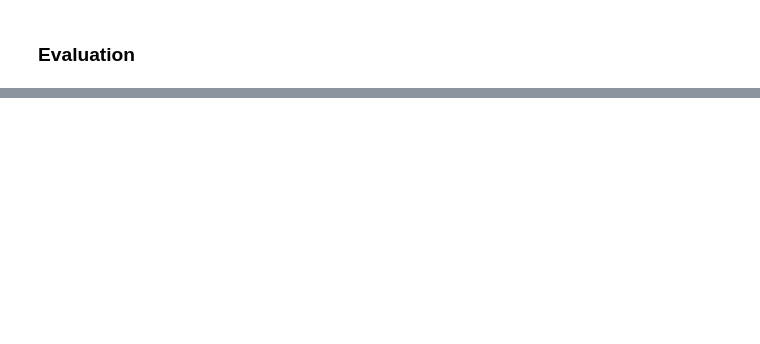
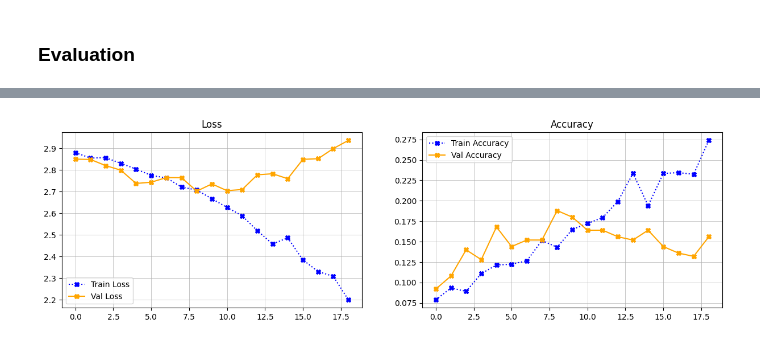
Before and after one commit to mtthibault/catchemall, a Jupyter notebook: notebooks/mo_computervision_models.ipynb, the cells around one changed output, grey strips where cells are left out. Cells and saved outputs as stored; diff of their text form; code cells hidden in the pictures; blank space fills up the shorter version.

```diff
--- a/notebooks/mo_computervision_models.ipynb
+++ b/notebooks/mo_computervision_models.ipynb
@@ -555,0 +573,9 @@ Skipping registering GPU devices...
+# %%
+val_ds = image_dataset_from_directory(test_data_dir,
+                                      labels="inferred",
+                                      label_mode="categorical",
+                                      image_size=(120,120),
+                                      batch_size=32,
+                                      seed=123)
+
+val_ds
@@ -555,0 +641,36 @@ Skipping registering GPU devices...
+# %%
+def plot_loss_accuracy(history):
+
+    fig, ax = plt.subplots(1, 2, figsize=(15, 4))
+
+    ## Plot Losses and Accuracies
+    x_axis = np.arange(len(history.history['loss']))
+
+    ax[0].set_title("Loss")
+    ax[0].plot(x_axis, history.history['loss'], color="blue", linestyle=":", marker="X", label="Train Loss")
+    ax[0].plot(x_axis, history.history['val_loss'], color="orange", linestyle="-", marker="X", label="Val Loss")
+
+    ax[1].set_title("Accuracy")
+    ax[1].plot(x_axis, history.history['accuracy'], color="blue", linestyle=":", marker="X", label="Train Accuracy")
+    ax[1].plot(x_axis,
+               history.history['val_accuracy'],
+               color="orange",
+               linestyle="-",
+               marker="X",
+               label="Val Accuracy")
+
+    ## Customization
+    ax[0].grid(axis="x", linewidth=0.5)
+    ax[0].grid(axis="y", linewidth=0.5)
+    ax[0].legend()
+
+    ax[1].grid(axis="x", linewidth=0.5)
+    ax[1].grid(axis="y", linewidth=0.5)
+    ax[1].legend()
+
+
+    plt.show()
+# %%
+plot_loss_accuracy(history)
+# %% [output]
+[figure, added]
```
Also changed, not shown: parts of 9 cells of this notebook.
